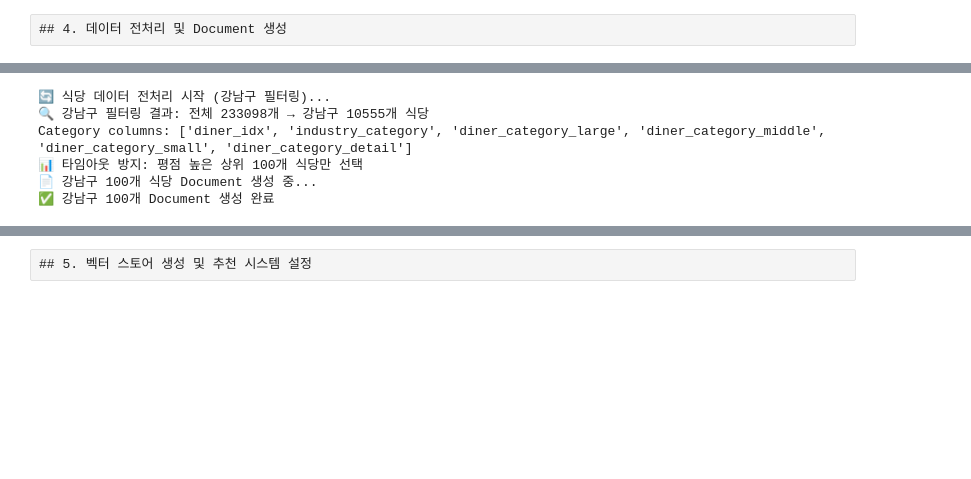
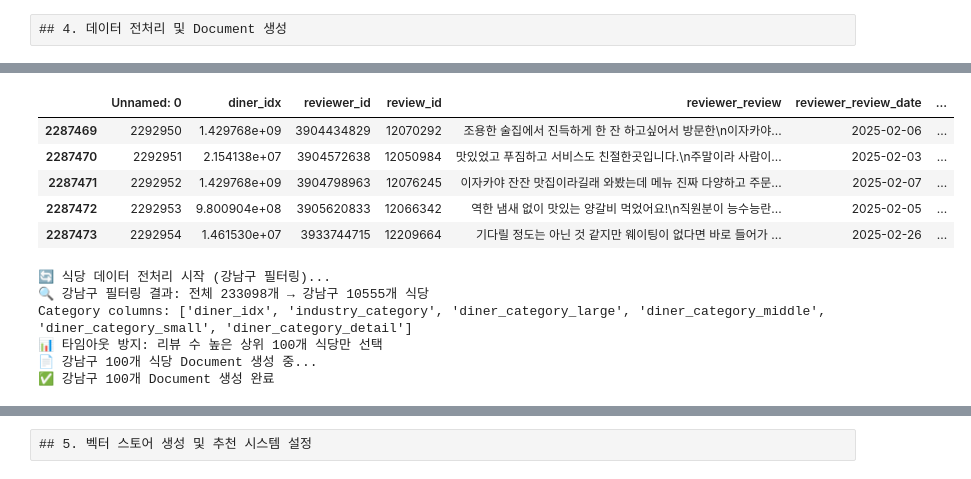
Before and after one commit to lunch-corp/yamyam-lab, a Jupyter notebook: notebook/llm_rec.ipynb, the cells around one changed output, grey strips where cells are left out. Saved outputs shown, nothing was run; the diff lists cells and outputs as text; code cells hidden in the pictures; blank space fills up the shorter version.

```diff
--- a/notebook/llm_rec.ipynb
+++ b/notebook/llm_rec.ipynb
@@ -160,3 +125,12 @@ diner_df.head(3)
+# %%
+review_df.tail()
+# %% [output]
+|  | Unnamed: 0 | diner_idx | reviewer_id | review_id | reviewer_review | reviewer_review_date | ... |
+| 2287469 | 2292950 | 1.429768e+09 | 3904434829 | 12070292 | 조용한 술집에서 진득하게 한 잔 하고싶어서 방문한\n이자카야... | 2025-02-06 | ... |
+| 2287470 | 2292951 | 2.154138e+07 | 3904572638 | 12050984 | 맛있었고 푸짐하고 서비스도 친절한곳입니다.\n주말이라 사람이... | 2025-02-03 | ... |
+| 2287471 | 2292952 | 1.429768e+09 | 3904798963 | 12076245 | 이자카야 잔잔 맛집이라길래 와봤는데 메뉴 진짜 다양하고 주문... | 2025-02-07 | ... |
+| 2287472 | 2292953 | 9.800904e+08 | 3905620833 | 12066342 | 역한 냄새 없이 맛있는 양갈비 먹었어요!\n직원분이 능수능란... | 2025-02-05 | ... |
+| 2287473 | 2292954 | 1.461530e+07 | 3933744715 | 12209664 | 기다릴 정도는 아닌 것 같지만 웨이팅이 없다면 바로 들어가 ... | 2025-02-26 | ... |
 # %%
 def prepare_restaurant_documents():
     """식당 데이터를 Document 형태로 변환 (강남구 데이터만)"""
@@ -195,30 +169,53 @@ def prepare_restaurant_documents():
     menu_grouped.columns = ['diner_idx', 'menu_list']
     merged_df = merged_df.merge(menu_grouped, on='diner_idx', how='left')
 
-    # 4. 리뷰 키워드 집계 (강남구 식당만)
-    # keyword_cols = review_keyword_df.columns.tolist()
+    # 4. 식당 태그 추가
+    merged_df['diner_tag'] = diner_df['diner_tag']
 
-    # 결측값 처리
+    # 5. 리뷰 정보 집계
+    # diner_idx별로 가장 최신 리뷰 선택
+    # 날짜 기준으로 내림차순 정렬 후, diner_idx로 그룹화하여 첫 번째 행 (가장 최신)을 선택
+    latest_reviews = review_df.sort_values(by='reviewer_review_date', ascending=False) \
+                            .drop_duplicates(subset=['diner_idx'], keep='first')
+    aggregated_reviews_df = latest_reviews.groupby('diner_idx').agg(
+    # 리뷰 텍스트를 줄바꿈과 함께 하나의 문자열로 합치기
+    # NaN 값은 .dropna()로 제거하여 'None'이 합쳐지는 것을 방지
+    all_reviews=('reviewer_review', lambda x: '\n---\n'.join(x.dropna())),
+    ).reset_index() # groupby 결과는 diner_idx가 인덱스가 되므로, 다시 컬럼으로 만듭니다.
+    merged_df = pd.merge(merged_df, aggregated_reviews_df, on='diner_idx', how='left')
+
+    # 6. 결측값 처리
     merged_df = merged_df.fillna('')
 
     # Document 생성 (타임아웃 방지를 위해 샘플링)
     max_restaurants = 100  # 최대 100개 식당만 사용 (타임아웃 방지)
+    # 'diner_review_cnt' 컬럼을 int로 변환
+    # errors='coerce': 숫자로 변환할 수 없는 값을 NaN으로 만듭니다.
+    merged_df['diner_review_cnt'] = pd.to_numeric(merged_df['diner_review_cnt'], errors='coerce')
+    # NaN 값을 0으로 채웁니다.
+    merged_df['diner_review_cnt'] = merged_df['diner_review_cnt'].fillna(0)
+    # 최종적으로 int 타입으로 변환합니다.
+    # fillna(0)을 했기 때문에 NaN은 없고 모두 숫자가 되어 int로 안전하게 변환 가능합니다.
+    merged_df['diner_review_cnt'] = merged_df['diner_review_cnt'].astype(int)
     if len(merged_df) > max_restaurants:
-        # 평점이 높은 순으로 정렬하여 상위 100개 선택
-        merged_df = merged_df.sort_values('diner_review_avg', ascending=False).head(max_restaurants)
-        print(f"📊 타임아웃 방지: 평점 높은 상위 {max_restaurants}개 식당만 선택")
+        # 리뷰 수가 많은 순으로 정렬하여 상위 100개 선택
+        merged_df = merged_df.sort_values('diner_review_cnt', ascending=False).head(max_restaurants)
+        print(f"📊 타임아웃 방지: 리뷰 수 높은 상위 {max_restaurants}개 식당만 선택")
 
     print(f"📄 강남구 {len(merged_df)}개 식당 Document 생성 중...")
 
     for _, row in merged_df.iterrows():
         content = f"""
         식당명: {row.get('diner_name', '')}
-        주소: {row.get('diner_road_address', '')}
-        지역: 강남구
         카테고리: {row.get('category', '')}
+        태그: {row.get('diner_tag', '')}
         메뉴: {row.get('menu_list', '')}
         평점: {row.get('diner_review_avg', 0)}
         리뷰수: {row.get('diner_review_cnt', 0)}
+        지역: 강남구
+        주소: {row.get('diner_road_address', '')}
+        리뷰:
+        {row.get('all_reviews', '') if row.get('all_reviews') else '리뷰 없음'}
         """
 
         metadata = {
@@ -227,6 +224,9 @@ def prepare_restaurant_documents():
             'address': str(row.get('diner_road_address', '')),
             'region': '강남구',
             'category': str(row.get('category', '')),
+            'tag': str(row.get('diner_tag', '')),
+            'menu': str(row.get('menu_list', '')),
+            'reviews': str(row.get('all_reviews', '')),
             'rating': row.get('diner_review_avg', 0),
             'review_count': row.get('diner_review_cnt', 0)
         }
@@ -242,7 +242,7 @@ restaurant_docs = prepare_restaurant_documents()
 🔄 식당 데이터 전처리 시작 (강남구 필터링)...
 🔍 강남구 필터링 결과: 전체 233098개 → 강남구 10555개 식당
 Category columns: ['diner_idx', 'industry_category', 'diner_category_large', 'diner_category_middle', 'diner_category_small', 'diner_category_detail']
-📊 타임아웃 방지: 평점 높은 상위 100개 식당만 선택
+📊 타임아웃 방지: 리뷰 수 높은 상위 100개 식당만 선택
 📄 강남구 100개 식당 Document 생성 중...
 ✅ 강남구 100개 Document 생성 완료
 # %%
```
Also changed, not shown: parts of 8 cells of this notebook.
